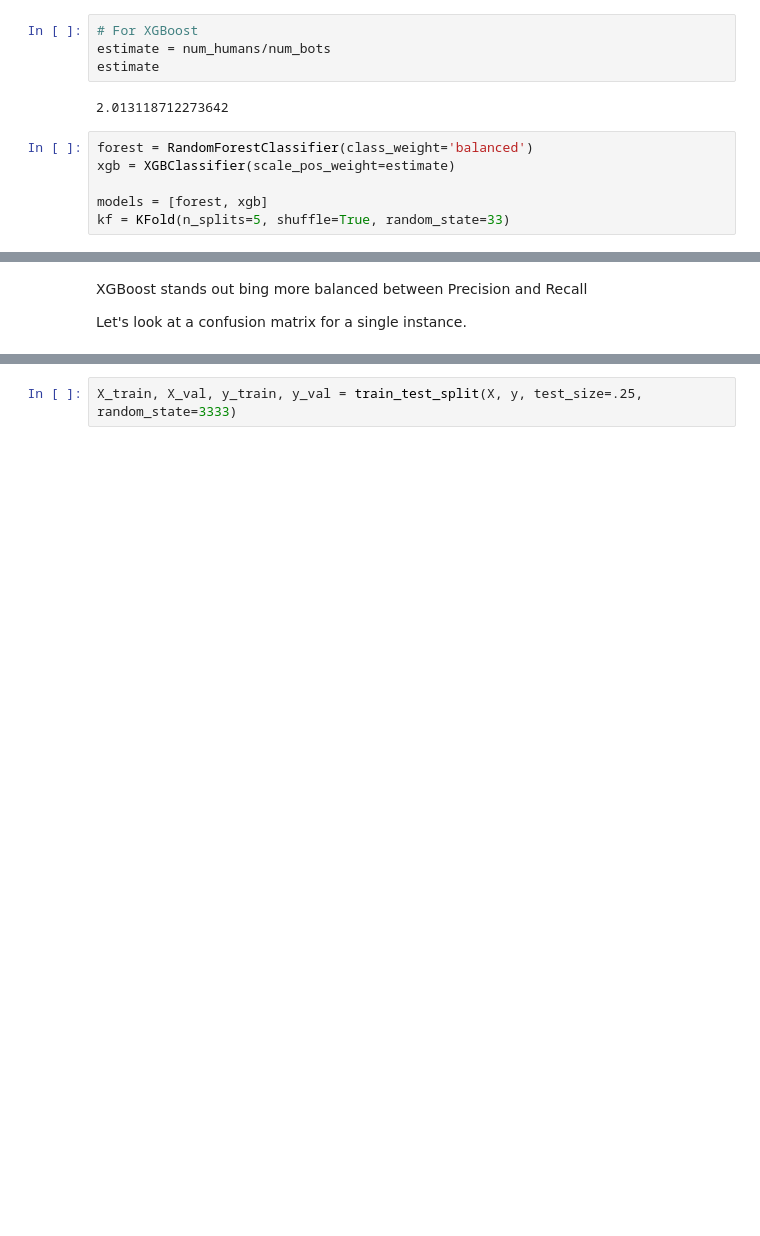
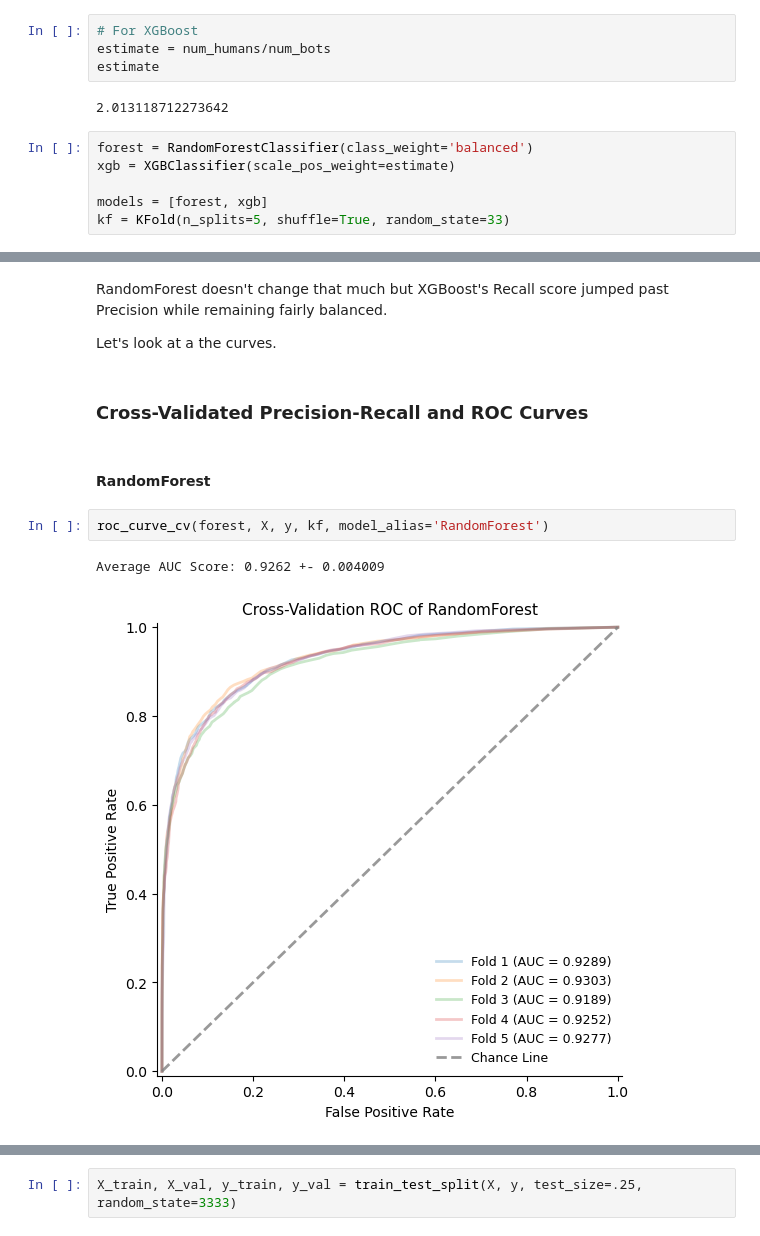
Before and after one commit to scrapfishies/twitter-bot-detection, a Jupyter notebook: modeling.ipynb, the cells around one changed output, grey strips where cells are left out. Cells and saved outputs as stored; diff of their text form; blank space fills up the shorter version.

```diff
--- a/modeling.ipynb
+++ b/modeling.ipynb
@@ -280,7 +302,16 @@ Precision: 0.78358 +- 0.009921
 Recall:    0.80858 +- 0.007697
 F1 Score:  0.79587 +- 0.008328
 ROC AUC:   0.92620 +- 0.004222
-# %% [markdown]
-XGBoost stands out bing more balanced between Precision and Recall
-
-Let's look at a confusion matrix for a single instance.
+# %% [markdown]
+RandomForest doesn't change that much but XGBoost's Recall score jumped past Precision while remaining fairly balanced.
+
+Let's look at a the curves.
+# %% [markdown]
+### Cross-Validated Precision-Recall and ROC Curves
+# %% [markdown]
+#### RandomForest
+# %%
+roc_curve_cv(forest, X, y, kf, model_alias='RandomForest')
+# %% [output]
+Average AUC Score: 0.9262 +- 0.004009
+[figure, added]
```
Also changed, not shown: parts of 40 cells of this notebook, 1 other file.
